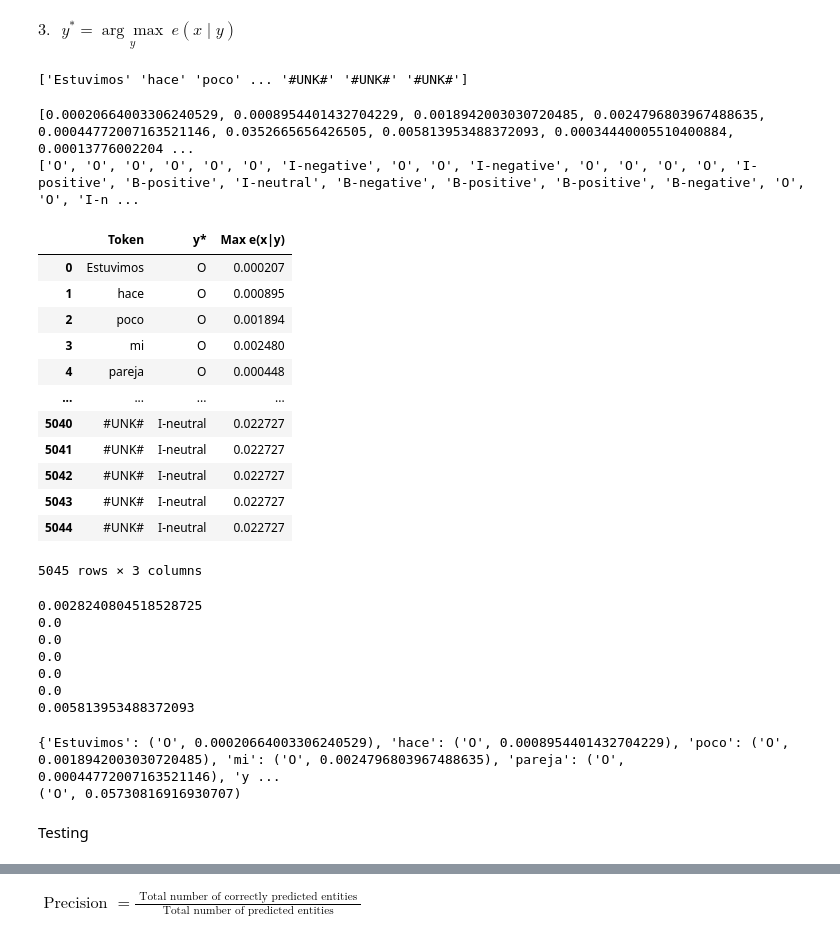
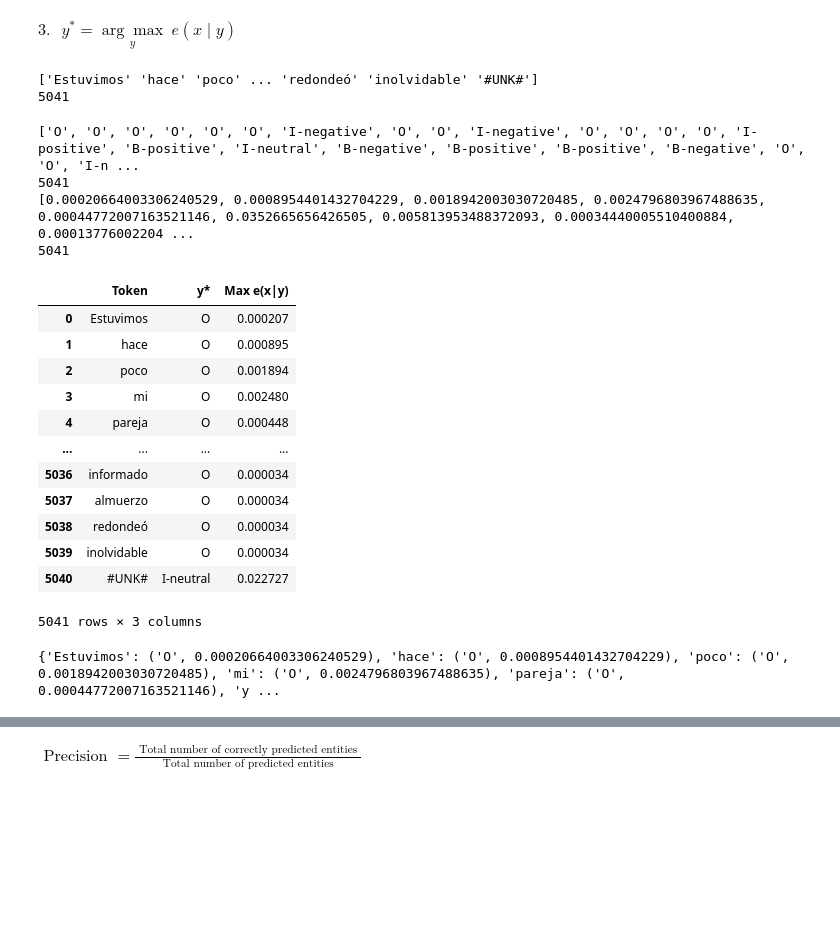
Before and after one commit to verneylmavt/hmm-text_analysis-py, a Jupyter notebook: ES/1.ipynb, the cells around one changed output, grey strips where cells are left out. Drawn from its saved outputs; the diff is of its cells as text; code cells hidden in the pictures; blank space fills up the shorter version.

```diff
--- a/ES/1.ipynb
+++ b/ES/1.ipynb
@@ -32,7 +44,11 @@ label_all = df_label.squeeze().unique()
 # %%
-y_all = pd.DataFrame(df_label.value_counts()).reset_index()
-y_all.columns = ['Label', 'Count']
+# y_all = pd.DataFrame(df_label.value_counts()).reset_index()
+# y_all.columns = ['Label', 'Count']
+# y_all["Location"] = [np.where(arr_label == i)[0] for i in label_all]
+
+y_all = pd.DataFrame(label_all, columns=['Label'])
 y_all["Location"] = [np.where(arr_label == i)[0] for i in label_all]
+y_all["Count"] = [len(y_all.loc[i, "Location"]) for i in range(len(y_all))]
 
 print(len(y_all))
 print(type(y_all))
@@ -169,0 +162,8 @@ TypeError: emm_par_test() missing 2 required positional arguments: 'new_x_all' a
+# %%
+# Need to check more, this takes >2m to do
+for i in token_all:
+    emm_par_score = 0
+    for j in label_all:
+        emm_par_score = emm_par_test(i,j)
+        emm_par_score_all += [emm_par_score]
+print(emm_par_score_all)
@@ -174,66 +193,58 @@ df_y = pd.DataFrame()
 
 emm_par_score_all = []
 y_star_all = []
-token_all = np.append(token_all, "#UNK#")
-print(token_all)
+new_token_all = np.append(token_all, "#UNK#")
+print(new_token_all)
+print(len(new_token_all))
 # %% [output]
-['Estuvimos' 'hace' 'poco' ... '#UNK#' '#UNK#' '#UNK#']
+['Estuvimos' 'hace' 'poco' ... 'redondeó' 'inolvidable' '#UNK#']
+5041
 # %%
-y_star_all = []
-emm_par_score_all = []
-
-for i in token_all:
+# Need to check more, this takes >2m to do
+for i in new_token_all:
     emm_par_score = 0
     y_star = ""
     for j in label_all:
-        emm_par_score_temp = emm_par_test(i, j, new_x_all, y_all)
+        emm_par_score_temp = emm_par_test(i,j)
         if emm_par_score_temp > emm_par_score:
             emm_par_score = emm_par_score_temp
             y_star = j
-    y_star_all.append(y_star)
-    emm_par_score_all.append(emm_par_score)
+        else:
+            pass
+    y_star_all += [y_star]
+    emm_par_score_all += [emm_par_score]
-# %%
-print(emm_par_score_all)
-print(y_star_all)
-# %% [output]
-[0.00020664003306240529, 0.0008954401432704229, 0.0018942003030720485, 0.0024796803967488635, 0.00044772007163521146, 0.0352665656426505, 0.005813953488372093, 0.00034440005510400884, 0.00013776002204 ...
-['O', 'O', 'O', 'O', 'O', 'O', 'I-negative', 'O', 'O', 'I-negative', 'O', 'O', 'O', 'O', 'I-positive', 'B-positive', 'I-neutral', 'B-negative', 'B-positive', 'B-positive', 'B-negative', 'O', 'O', 'I-n ...
+# %%
+print(y_star_all)
+print(len(y_star_all))
+print(emm_par_score_all)
+print(len(emm_par_score_all))
+# %% [output]
+['O', 'O', 'O', 'O', 'O', 'O', 'I-negative', 'O', 'O', 'I-negative', 'O', 'O', 'O', 'O', 'I-positive', 'B-positive', 'I-neutral', 'B-negative', 'B-positive', 'B-positive', 'B-negative', 'O', 'O', 'I-n ...
+5041
+[0.00020664003306240529, 0.0008954401432704229, 0.0018942003030720485, 0.0024796803967488635, 0.00044772007163521146, 0.0352665656426505, 0.005813953488372093, 0.00034440005510400884, 0.00013776002204 ...
+5041
 # %%
-df_y["Token"] = token_all
+df_y["Token"] = new_token_all
 df_y["y*"] = y_star_all
 df_y["Max e(x|y)"] = emm_par_score_all
 
 display(df_y)
-
-for i in label_all:
-    print(emm_par_test("sin", i, new_x_all, y_all))
 # %% [output]
 |  | Token | y* | Max e(x|y) |
 | 0 | Estuvimos | O | 0.000207 |
 | 1 | hace | O | 0.000895 |
 | 2 | poco | O | 0.001894 |
 | 3 | mi | O | 0.002480 |
 | 4 | pareja | O | 0.000448 |
 | ... | ... | ... | ... |
+| 5036 | informado | O | 0.000034 |
+| 5037 | almuerzo | O | 0.000034 |
+| 5038 | redondeó | O | 0.000034 |
+| 5039 | inolvidable | O | 0.000034 |
 | 5040 | #UNK# | I-neutral | 0.022727 |
-| 5041 | #UNK# | I-neutral | 0.022727 |
-| 5042 | #UNK# | I-neutral | 0.022727 |
-| 5043 | #UNK# | I-neutral | 0.022727 |
-| 5044 | #UNK# | I-neutral | 0.022727 |
-5045 rows × 3 columns
+5041 rows × 3 columns
-0.0028240804518528725
-0.0
-0.0
-0.0
-0.0
-0.0
-0.005813953488372093
 # %%
 df_y_dict = {row['Token']: (row['y*'], row['Max e(x|y)']) for row in df_y.to_dict(orient='records')}
 print(df_y_dict)
-print(df_y_dict[","])
 # %% [output]
 {'Estuvimos': ('O', 0.00020664003306240529), 'hace': ('O', 0.0008954401432704229), 'poco': ('O', 0.0018942003030720485), 'mi': ('O', 0.0024796803967488635), 'pareja': ('O', 0.00044772007163521146), 'y ...
-('O', 0.05730816916930707)
-# %% [markdown]
-Testing
```
Also changed, not shown: parts of 65 cells of this notebook.
